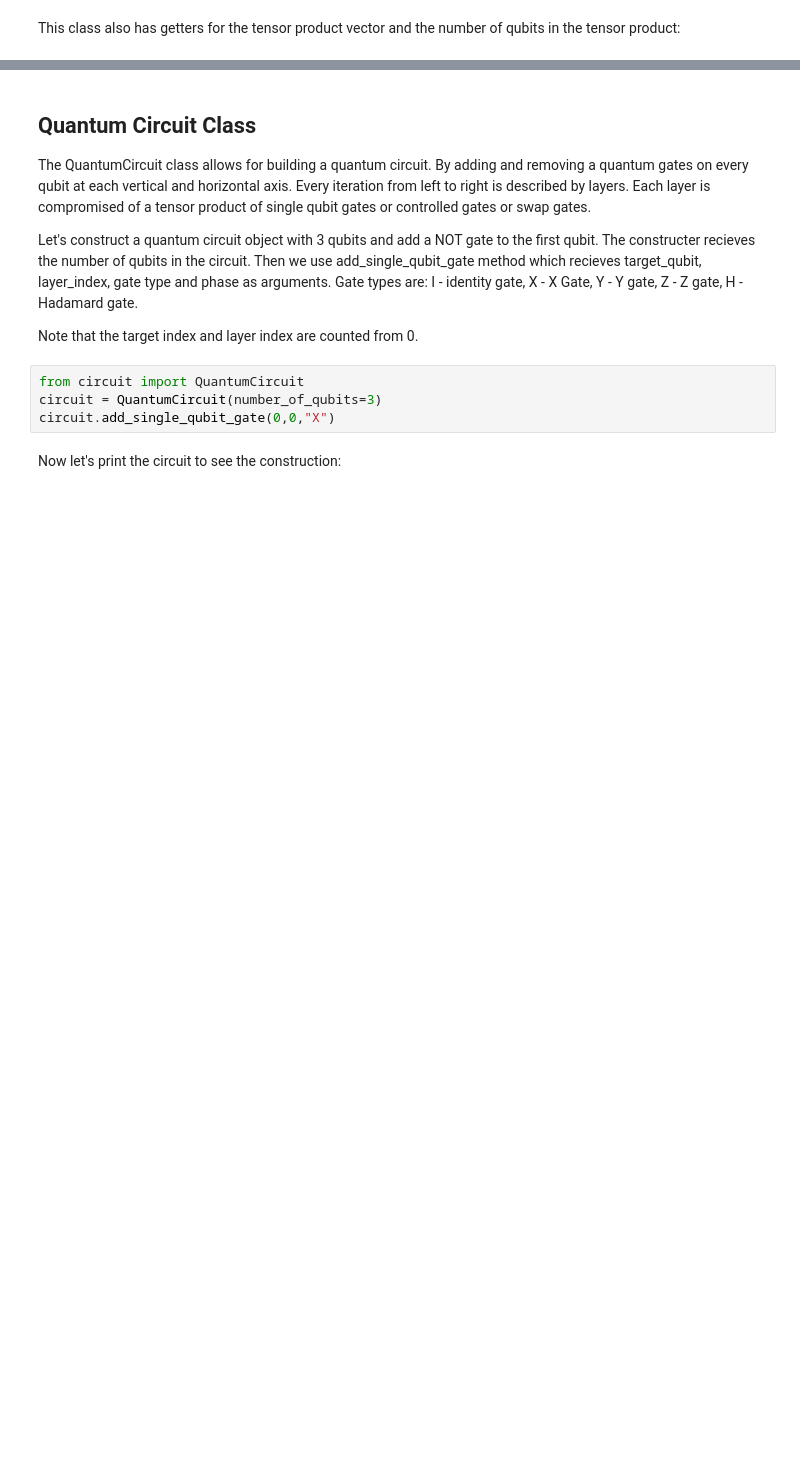
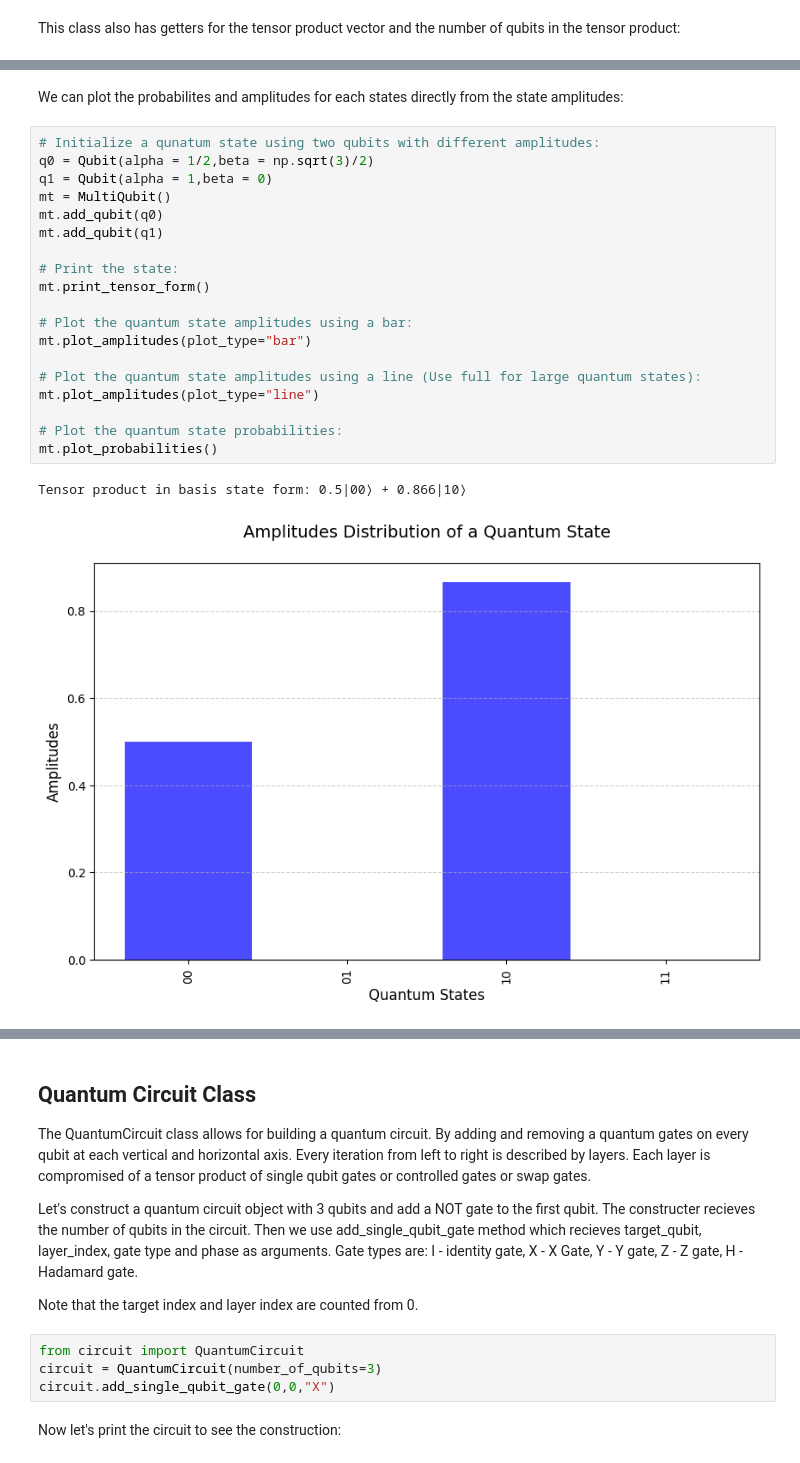
Before and after one commit to Dan7nm/Simple-Quantum-Circuits-Library, a Jupyter notebook: src/quickstart.ipynb, the cells around one changed output, grey strips where cells are left out. Drawn from its saved outputs; the diff is of its cells as text; blank space fills up the shorter version.

```diff
--- a/src/quickstart.ipynb
+++ b/src/quickstart.ipynb
@@ -74,0 +132,24 @@ print(mt.get_tensor_vector())
+# %% [markdown]
+We can plot the probabilites and amplitudes for each states directly from the state amplitudes:
+# %%
+# Initialize a qunatum state using two qubits with different amplitudes:
+q0 = Qubit(alpha = 1/2,beta = np.sqrt(3)/2)
+q1 = Qubit(alpha = 1,beta = 0)
+mt = MultiQubit()
+mt.add_qubit(q0)
+mt.add_qubit(q1)
+
+# Print the state:
+mt.print_tensor_form()
+
+# Plot the quantum state amplitudes using a bar:
+mt.plot_amplitudes(plot_type="bar")
+
+# Plot the quantum state amplitudes using a line (Use full for large quantum states):
+mt.plot_amplitudes(plot_type="line")
+
+# Plot the quantum state probabilities:
+mt.plot_probabilities()
+# %% [output]
+Tensor product in basis state form: 0.5|00⟩ + 0.866|10⟩
+[figure, added]
```
Also changed, not shown: parts of 41 cells of this notebook, 2 other files.
